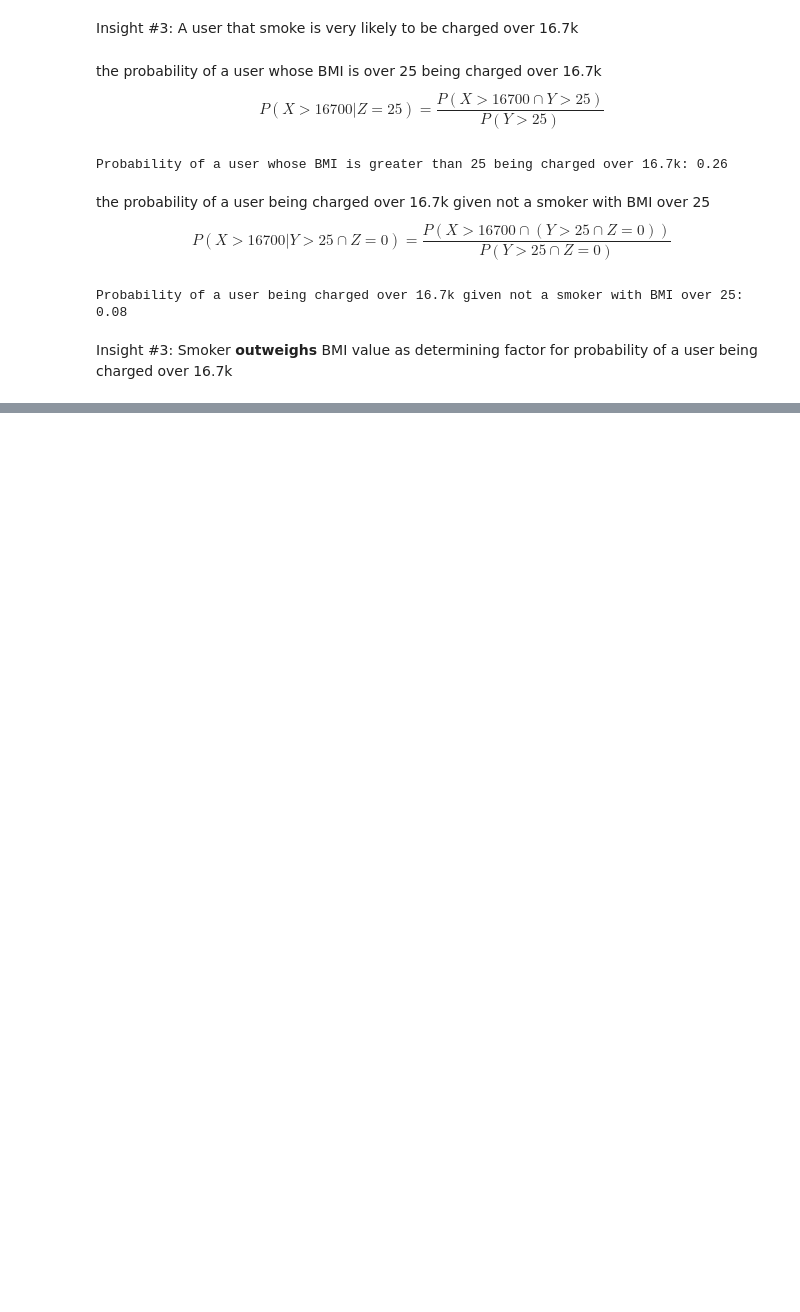
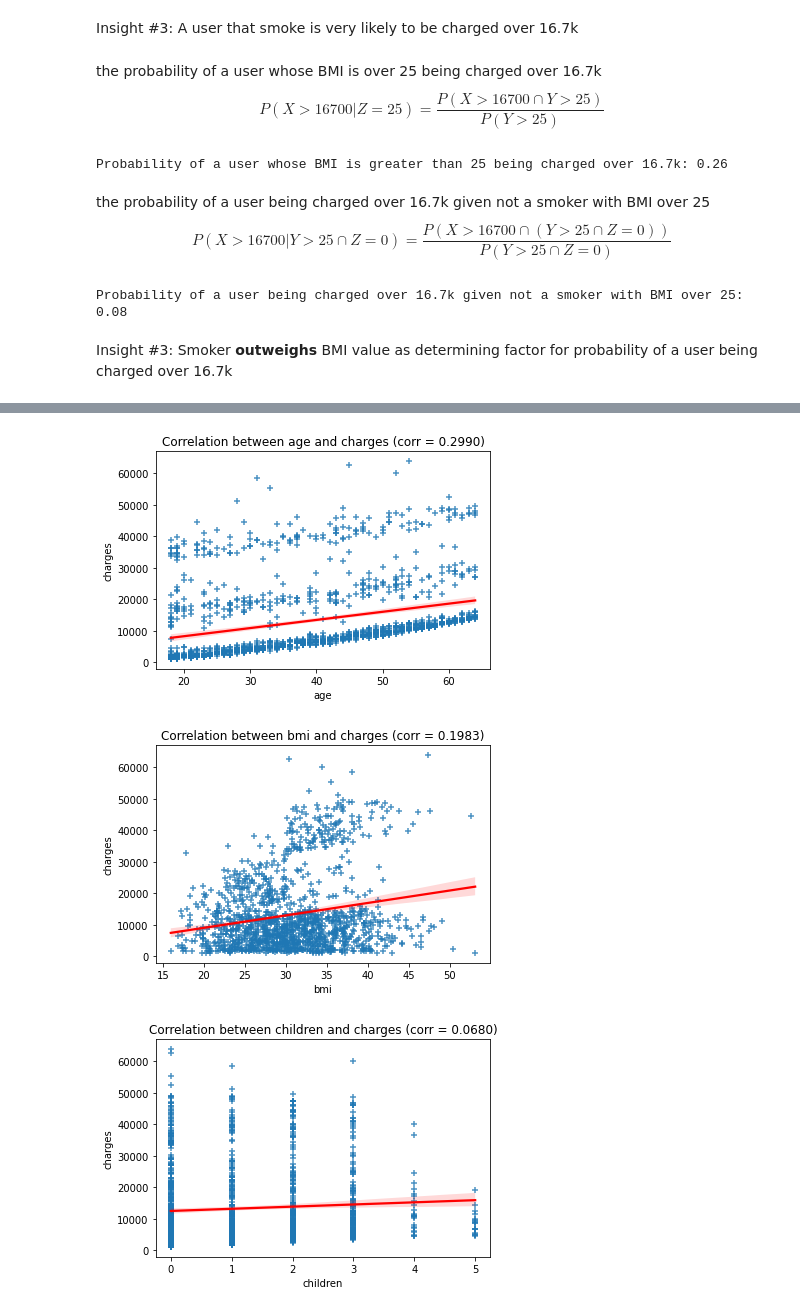
Before and after one commit to rahmanazizf/Pacmann_Projects, a Jupyter notebook: Project_Probability1/Project_1_Pacmann_RAF.ipynb, the cells around one changed output, grey strips where cells are left out. Saved outputs shown, nothing was run; the diff lists cells and outputs as text; code cells hidden in the pictures; blank space fills up the shorter version.

```diff
--- a/Project_Probability1/Project_1_Pacmann_RAF.ipynb
+++ b/Project_Probability1/Project_1_Pacmann_RAF.ipynb
@@ -246,0 +273,12 @@ Insight #3: Smoker **outweighs** BMI value as determining factor for probability
+# %%
+from statistics import correlation
+
+for feature in insurance.select_dtypes('number').columns:
+    if feature != 'charges':
+        sns.regplot(data=insurance, x=feature, y='charges', line_kws={'color':'r'}, marker='+')
+        plt.title(f"Correlation between {feature} and charges (corr = {correlation(insurance[feature], insurance['charges']):.4f})")
+        plt.show()
+# %% [output]
+[figure, added]
+[figure, added]
+[figure, added]
```
Also changed, not shown: parts of 19 cells of this notebook.
